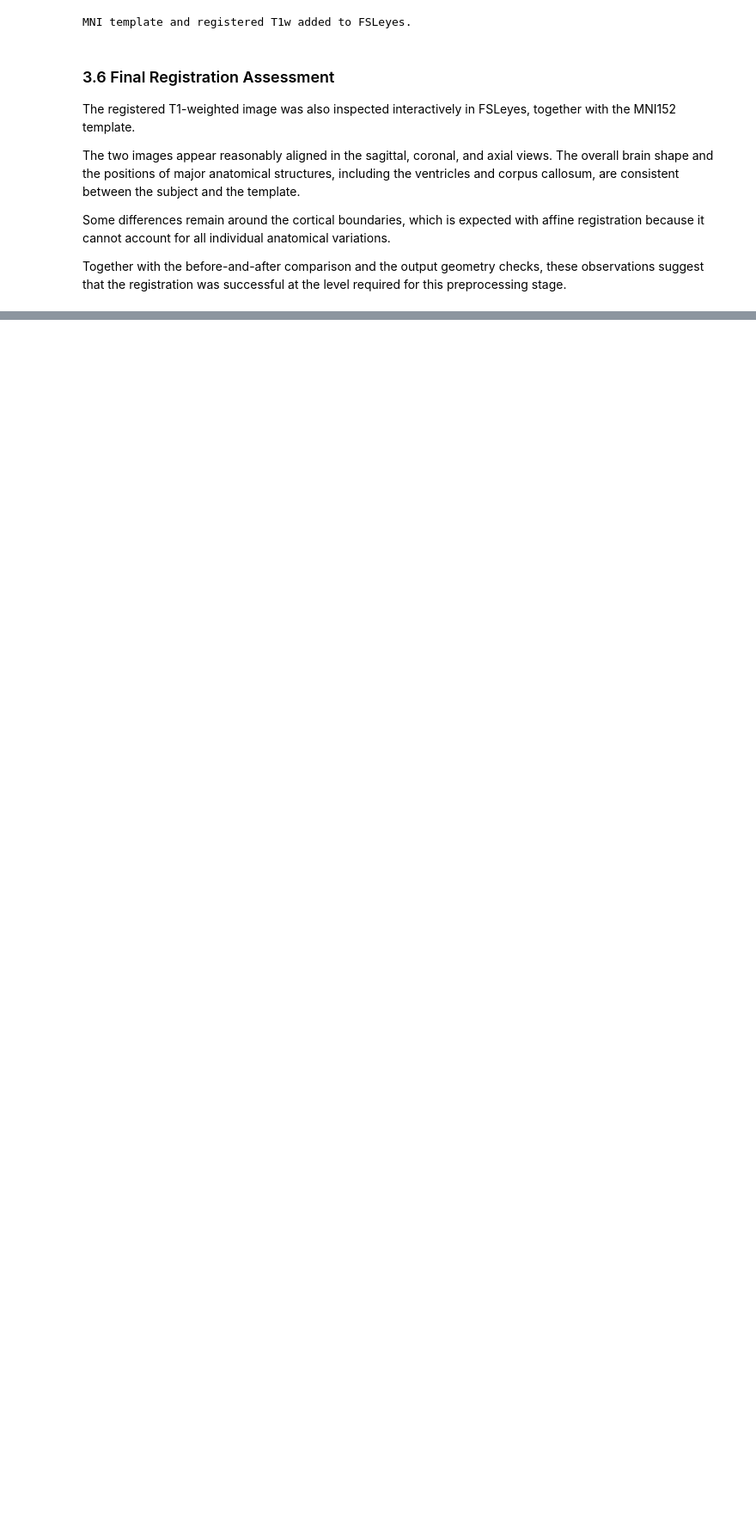
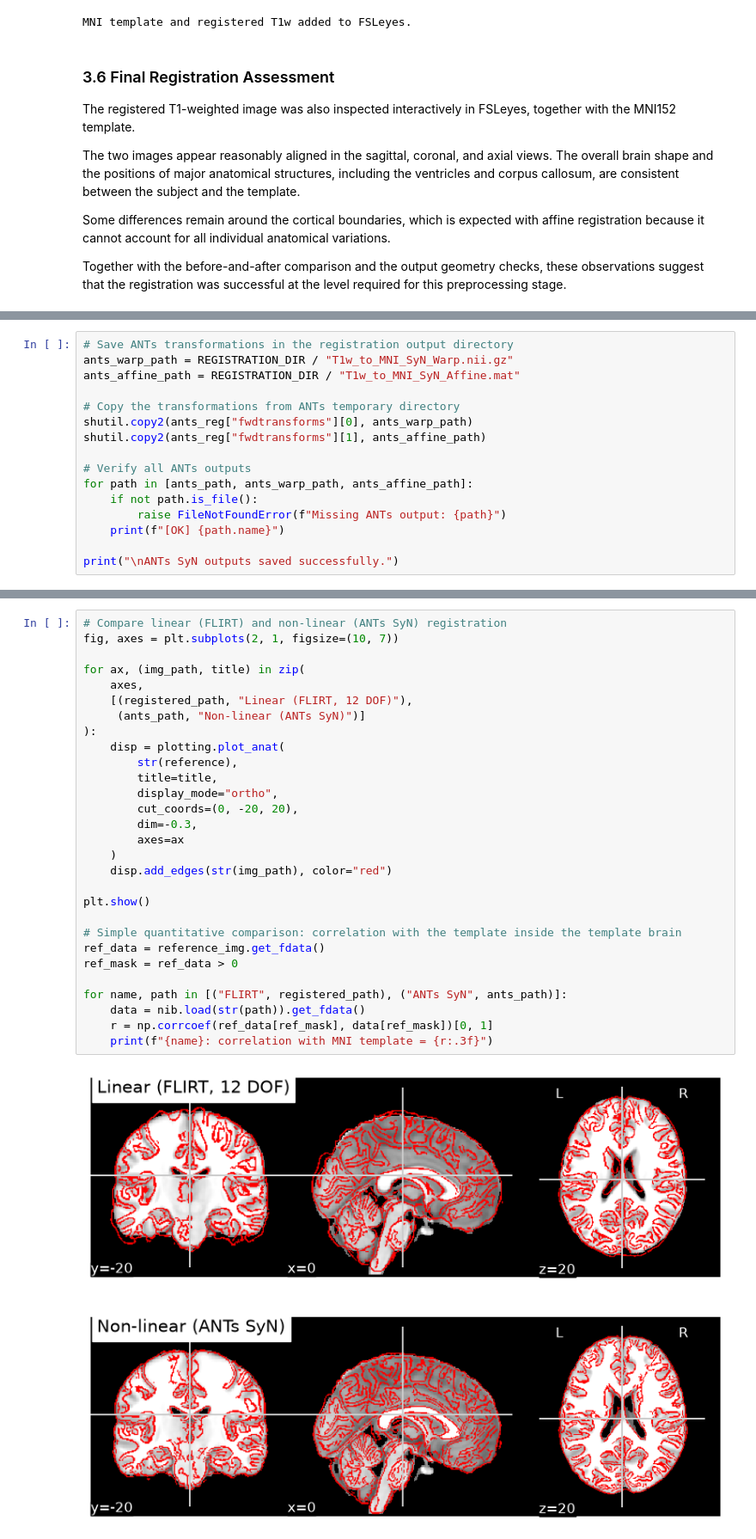
Before and after one commit to Yasmine-bou/NX421-MiniProject-1, a Jupyter notebook: 01_structural_preprocessing.ipynb, the cells around one changed output, grey strips where cells are left out. Shown at 86% size. Cells and saved outputs as stored; diff of their text form; blank space fills up the shorter version.

```diff
--- a/01_structural_preprocessing.ipynb
+++ b/01_structural_preprocessing.ipynb
@@ -740,0 +798,16 @@ Together with the before-and-after comparison and the output geometry checks, th
+# %%
+# Save ANTs transformations in the registration output directory
+ants_warp_path = REGISTRATION_DIR / "T1w_to_MNI_SyN_Warp.nii.gz"
+ants_affine_path = REGISTRATION_DIR / "T1w_to_MNI_SyN_Affine.mat"
+
+# Copy the transformations from ANTs temporary directory
+shutil.copy2(ants_reg["fwdtransforms"][0], ants_warp_path)
+shutil.copy2(ants_reg["fwdtransforms"][1], ants_affine_path)
+
+# Verify all ANTs outputs
+for path in [ants_path, ants_warp_path, ants_affine_path]:
+    if not path.is_file():
+        raise FileNotFoundError(f"Missing ANTs output: {path}")
+    print(f"[OK] {path.name}")
+
+print("\nANTs SyN outputs saved successfully.")
@@ -740,0 +824,31 @@ Together with the before-and-after comparison and the output geometry checks, th
+# %%
+# Compare linear (FLIRT) and non-linear (ANTs SyN) registration
+fig, axes = plt.subplots(2, 1, figsize=(10, 7))
+
+for ax, (img_path, title) in zip(
+    axes,
+    [(registered_path, "Linear (FLIRT, 12 DOF)"),
+     (ants_path, "Non-linear (ANTs SyN)")]
+):
+    disp = plotting.plot_anat(
+        str(reference),
+        title=title,
+        display_mode="ortho",
+        cut_coords=(0, -20, 20),
+        dim=-0.3,
+        axes=ax
+    )
+    disp.add_edges(str(img_path), color="red")
+
+plt.show()
+
+# Simple quantitative comparison: correlation with the template inside the template brain
+ref_data = reference_img.get_fdata()
+ref_mask = ref_data > 0
+
+for name, path in [("FLIRT", registered_path), ("ANTs SyN", ants_path)]:
+    data = nib.load(str(path)).get_fdata()
+    r = np.corrcoef(ref_data[ref_mask], data[ref_mask])[0, 1]
+    print(f"{name}: correlation with MNI template = {r:.3f}")
+# %% [output]
+[figure, added]
```
Also changed, not shown: parts of 18 cells of this notebook.
